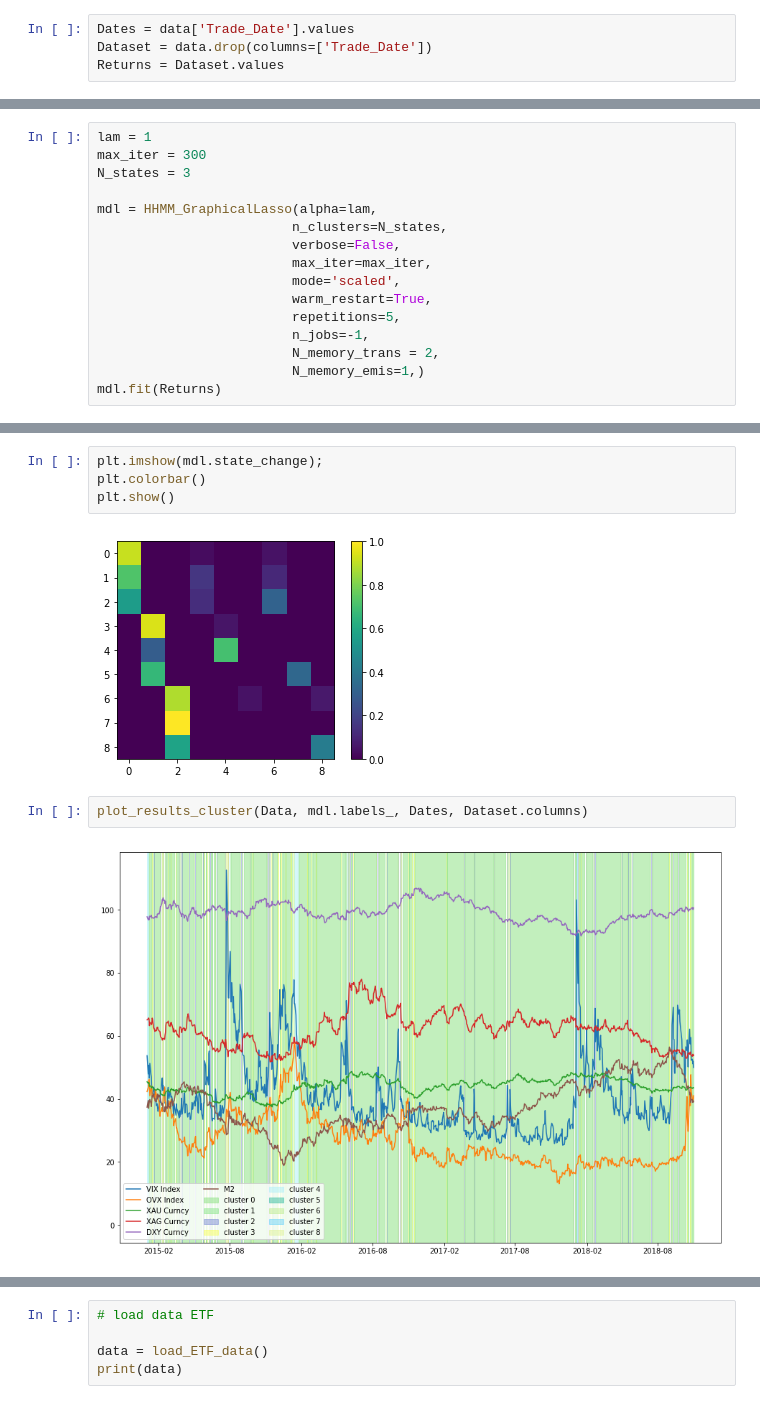
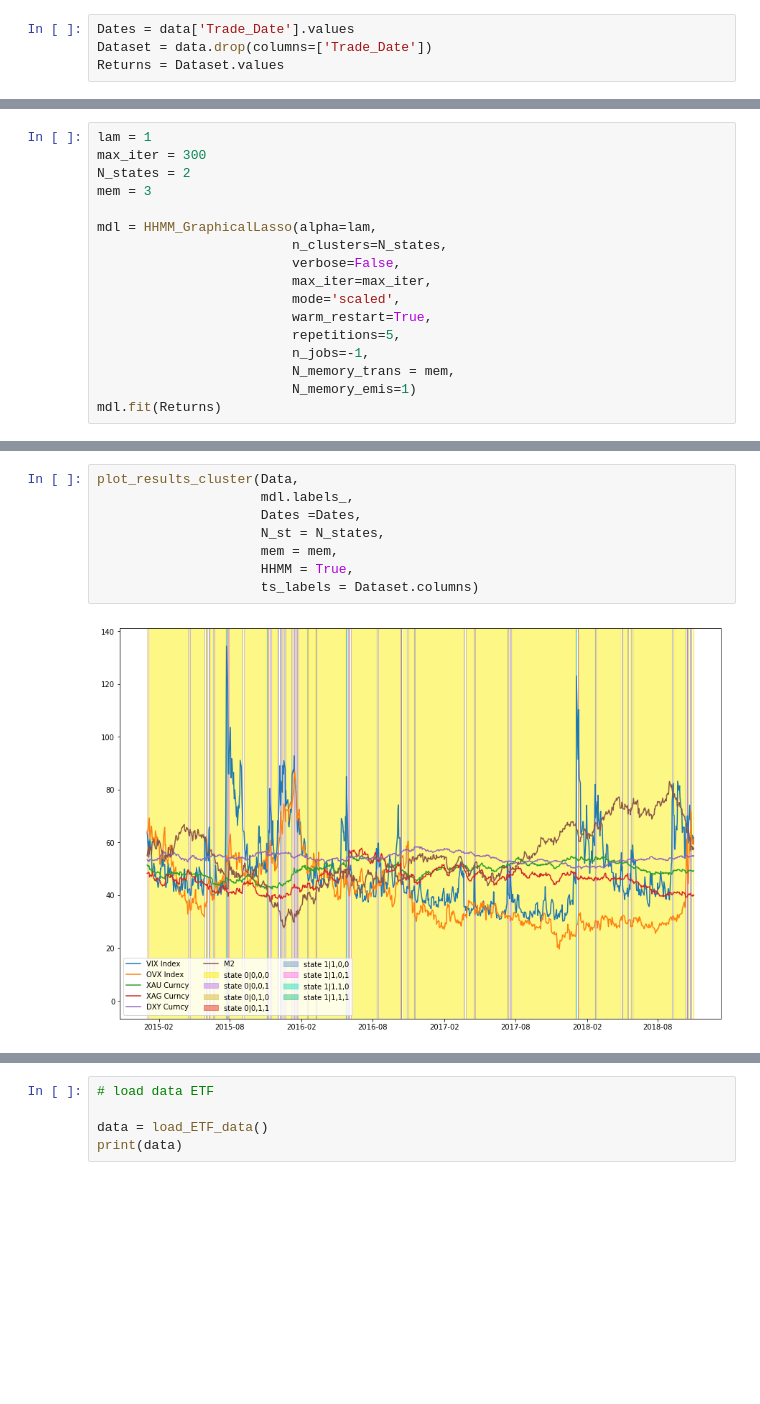
Before and after one commit to vanessadamario/HMM-CHB-MIT, a Jupyter notebook: notebooks/hmm/Real Data HHMM-GMM (6b).ipynb, the cells around one changed output, grey strips where cells are left out. Cells and saved outputs as stored; diff of their text form; blank space fills up the shorter version.

```diff
--- a/notebooks/hmm/Real Data HHMM-GMM (6b).ipynb
+++ b/notebooks/hmm/Real Data HHMM-GMM (6b).ipynb
@@ -52,7 +52,8 @@ To register the converters:
 # %%
 lam = 1
 max_iter = 300
-N_states = 3
+N_states = 2
+mem = 3
 
 mdl = HHMM_GraphicalLasso(alpha=lam,
                          n_clusters=N_states,
@@ -62,7 +63,7 @@ mdl = HHMM_GraphicalLasso(alpha=lam,
                          warm_restart=True,
                          repetitions=5,
                          n_jobs=-1,
-                         N_memory_trans = 2,
-                         N_memory_emis=1,)
+                         N_memory_trans = mem,
+                         N_memory_emis=1)
 mdl.fit(Returns)
 # %% [output]
@@ -86,11 +97,11 @@ array([0.00145054, 0.01081698, 0.0145987 , 0.01786033, 0.03019902,
-# %%
-plt.imshow(mdl.state_change);
-plt.colorbar()
-plt.show()
-# %% [output]
-[figure, removed]
 # %%
-plot_results_cluster(Data, mdl.labels_, Dates, Dataset.columns)
+plot_results_cluster(Data,
+                     mdl.labels_,
+                     Dates =Dates,
+                     N_st = N_states,
+                     mem = mem,
+                     HHMM = True,
+                     ts_labels = Dataset.columns)
 # %% [output]
-[figure, old version]
+[figure, new version]
 # %%
```
Also changed, not shown: parts of 7 cells of this notebook, 3 other files.
